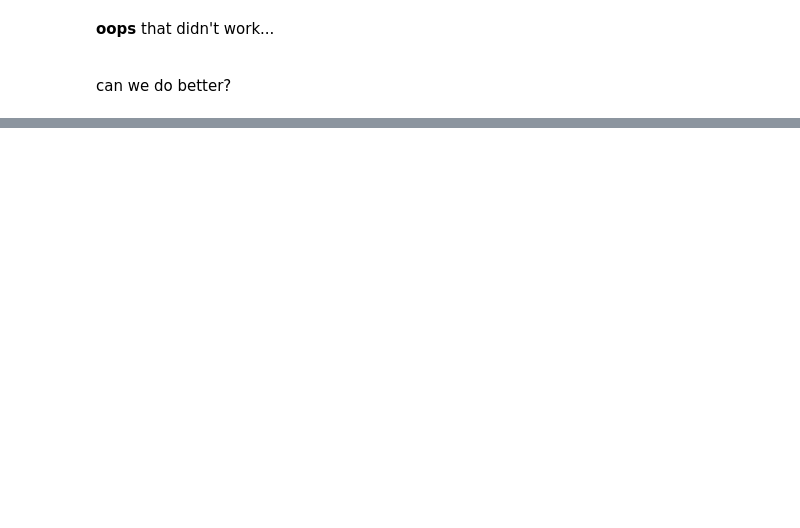
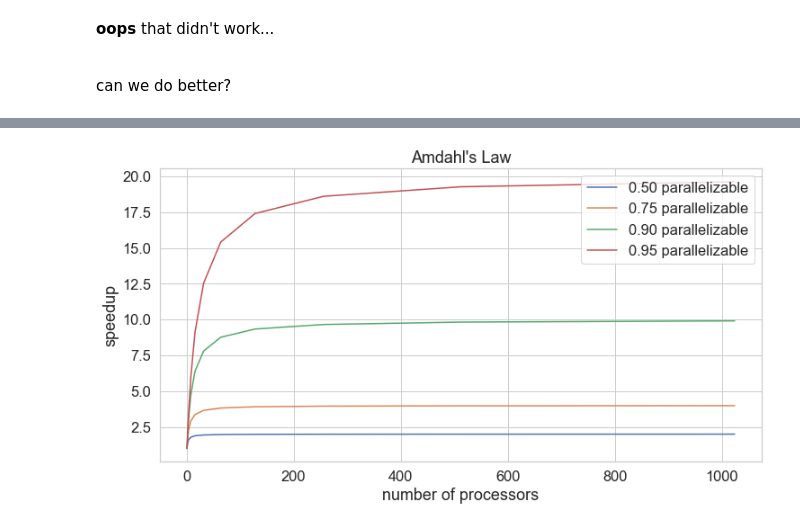
Before and after one commit to tulane-cmps2200/slides, a Jupyter notebook: module-01-cost/02-parallel/02-parallel.ipynb, the cells around one changed output, grey strips where cells are left out. Cells and saved outputs as stored; diff of their text form; code cells hidden in the pictures; blank space fills up the shorter version.

```diff
--- a/module-01-cost/02-parallel/02-parallel.ipynb
+++ b/module-01-cost/02-parallel/02-parallel.ipynb
@@ -207,0 +324,16 @@ can we do better?
+# %%
+# plot amdahl's law
+processors = [1,2,4,8,16,32,64,128,256,512,1024]
+parallel_portions = [.5, .75, .9, .95]
+plt.figure()
+for parallel_portion in parallel_portions:
+    S = 1 - parallel_portion
+    speedups = [1 / (S + (1-S)/p) for p in processors]
+    plt.plot(processors, speedups, label='%.2f parallelizable' % parallel_portion)
+plt.legend()
+plt.ylabel('speedup')
+plt.xlabel('number of processors')
+plt.title("Amdahl's Law")
+plt.show()
+# %% [output]
+[figure, added]
```
Also changed, not shown: parts of 27 cells of this notebook, 1 other file.
